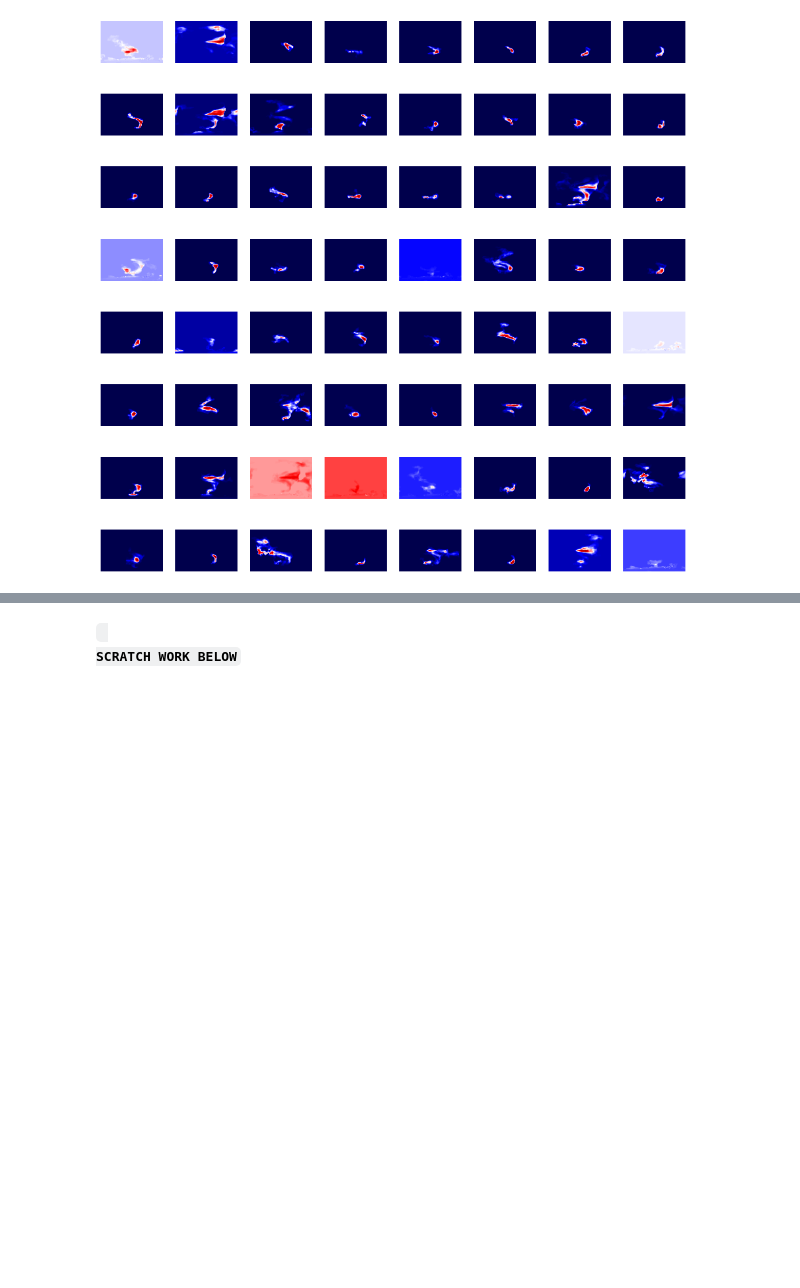
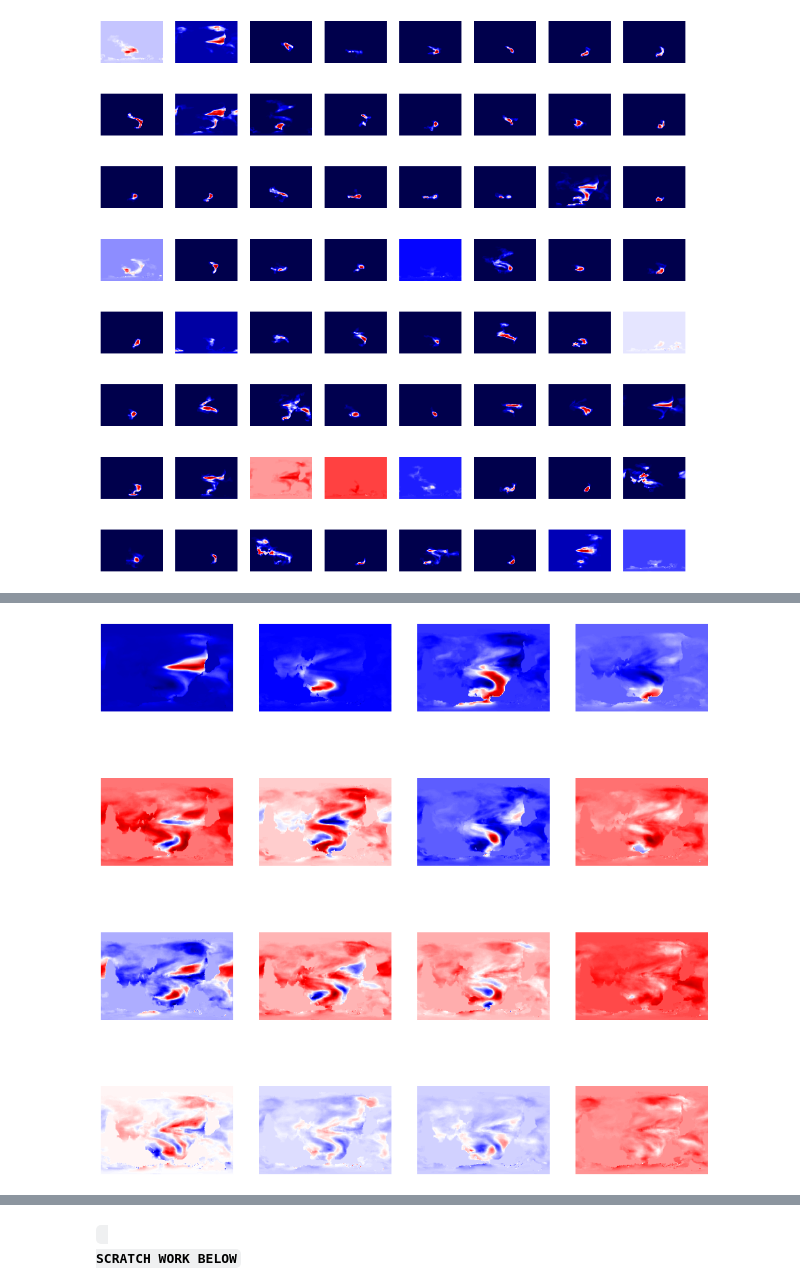
Before and after one commit to CassiaCai/marine_heatwaves, a Jupyter notebook: 4_bloblikeevents.ipynb, the cells around one changed output, grey strips where cells are left out. Saved outputs shown, nothing was run; the diff lists cells and outputs as text; code cells hidden in the pictures; blank space fills up the shorter version.

```diff
--- a/4_bloblikeevents.ipynb
+++ b/4_bloblikeevents.ipynb
@@ -226,0 +311,4 @@ plot_grid(X, 8)
+# %%
+plot_grid(components[:16,:], 4)
+# %% [output]
+[figure, added]
```
Also changed, not shown: parts of 8 cells of this notebook.
